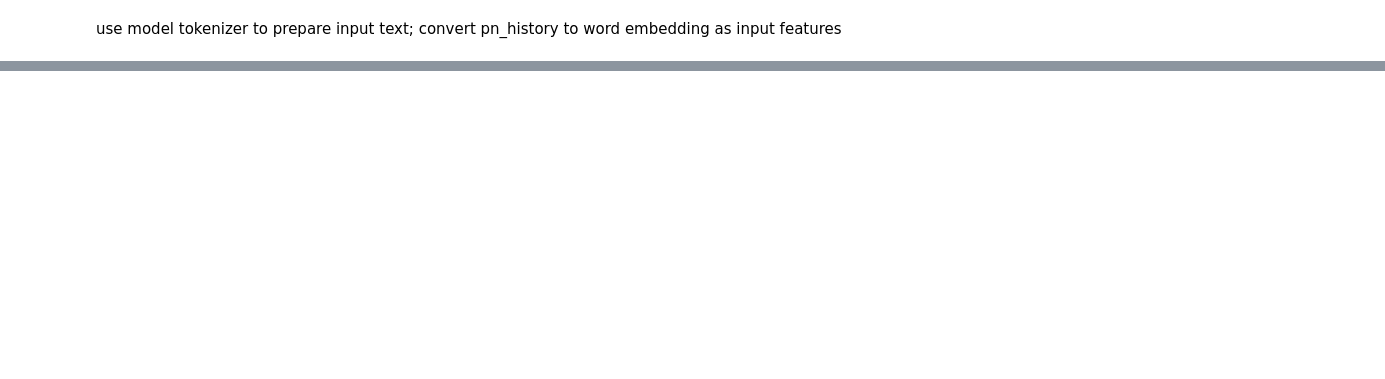
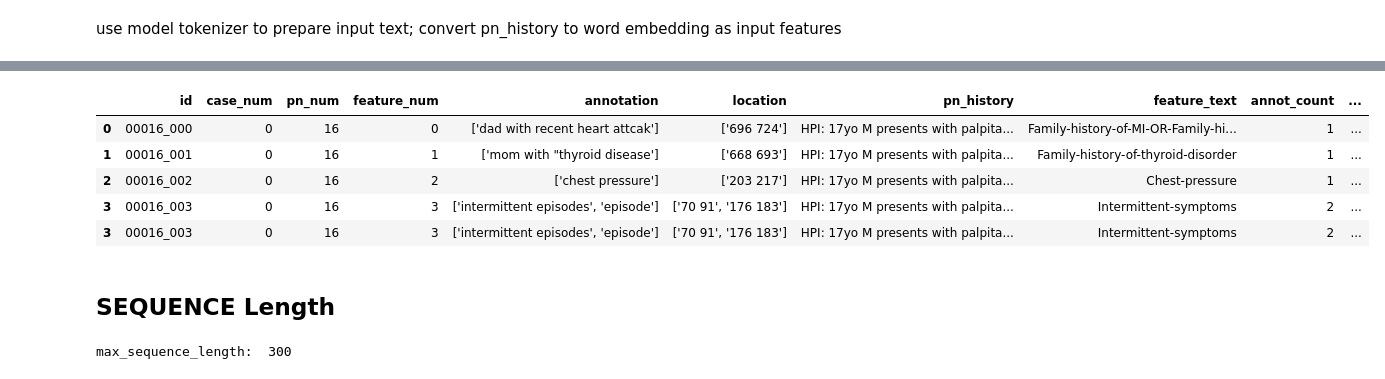
Before and after one commit to jsqzhu/nbme, a Jupyter notebook: 02_NSMB_Bert_NER.ipynb, the cells around one changed output, grey strips where cells are left out. Saved outputs shown, nothing was run; the diff lists cells and outputs as text; code cells hidden in the pictures; blank space fills up the shorter version.

```diff
--- a/02_NSMB_Bert_NER.ipynb
+++ b/02_NSMB_Bert_NER.ipynb
@@ -147,0 +198,43 @@ map each pn_history using feature entities and location
+# %%
+train.head()
+# %% [output]
+|  | id | case_num | pn_num | feature_num | annotation | location | pn_history | feature_text | annot_count | ... |
+| 0 | 00016_000 | 0 | 16 | 0 | ['dad with recent heart attcak'] | ['696 724'] | HPI: 17yo M presents with palpita... | Family-history-of-MI-OR-Family-hi... | 1 | ... |
+| 1 | 00016_001 | 0 | 16 | 1 | ['mom with "thyroid disease'] | ['668 693'] | HPI: 17yo M presents with palpita... | Family-history-of-thyroid-disorder | 1 | ... |
+| 2 | 00016_002 | 0 | 16 | 2 | ['chest pressure'] | ['203 217'] | HPI: 17yo M presents with palpita... | Chest-pressure | 1 | ... |
+| 3 | 00016_003 | 0 | 16 | 3 | ['intermittent episodes', 'episode'] | ['70 91', '176 183'] | HPI: 17yo M presents with palpita... | Intermittent-symptoms | 2 | ... |
+| 3 | 00016_003 | 0 | 16 | 3 | ['intermittent episodes', 'episode'] | ['70 91', '176 183'] | HPI: 17yo M presents with palpita... | Intermittent-symptoms | 2 | ... |
+# %% [markdown]
+## SEQUENCE Length
+# %%
+pn_history=[]
+input_id_sequence = []
+attn_sequence = []
+Target_labels = []
+max_sequence_length = 0
+for pn in train.groupby('pn_num'):
+  # for loop to get encoding for each unique clinical note
+  # output is a tuple (pn_num, df)
+  df = pn[1]
+  #clinical note to be annotated
+  pn_history = df.iloc[0].pn_history
+
+  # get encoding
+  encoding = tokenizer(pn_history,
+                       #max_length=512,
+                       padding='max_length',#sentence max to save on computation
+                       truncation=False,
+                       return_offsets_mapping=True)
+  input_id = encoding['input_ids']
+  attn = encoding['attention_mask']
+  offset = encoding['offset_mapping']
+
+  sequence_length = len(input_id)
+  if sequence_length > max_sequence_length:
+    max_sequence_length = sequence_length
+  else:
+    pass
+
+print('max_sequence_length: ', max_sequence_length)
+# %% [output]
+max_sequence_length:  300
```
Also changed, not shown: parts of 43 cells of this notebook.
